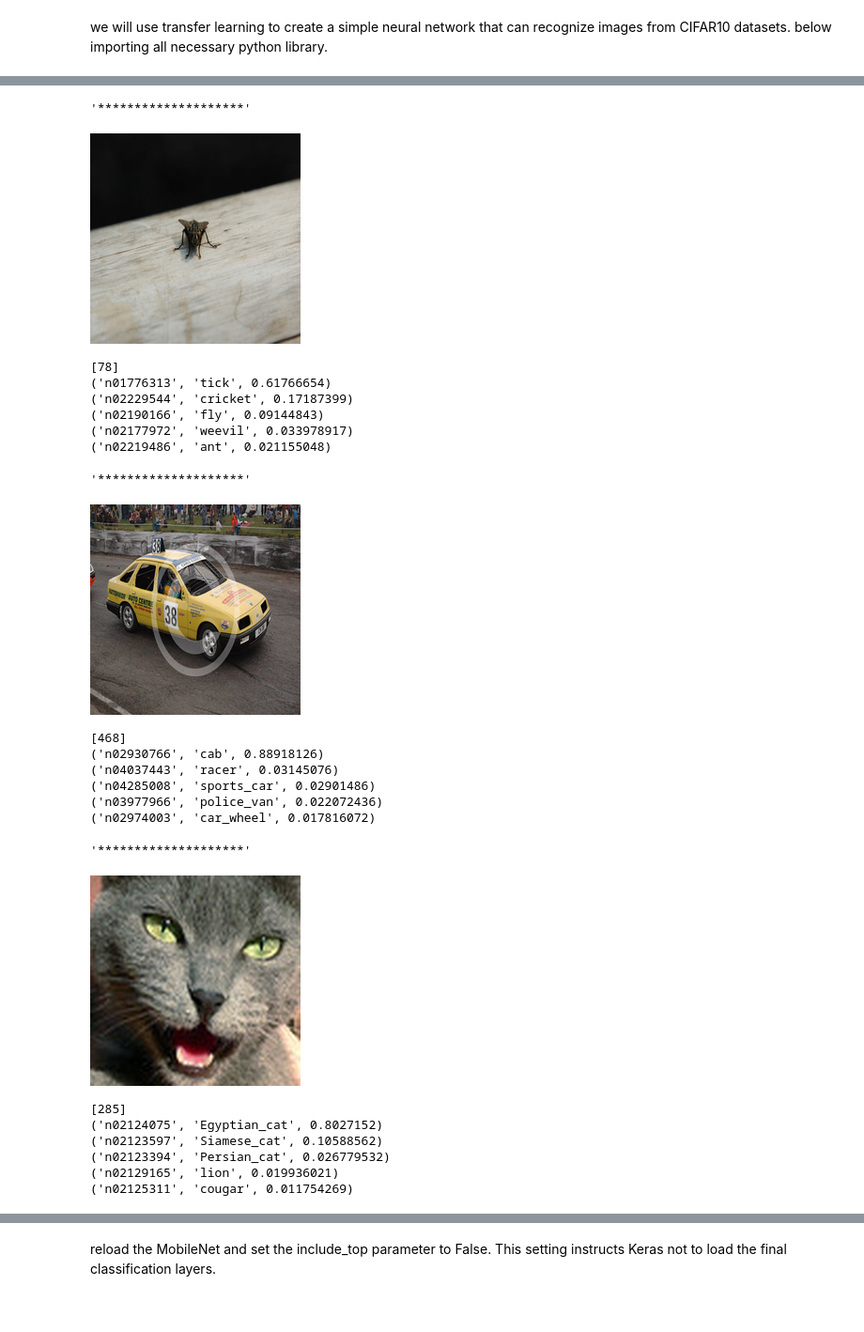
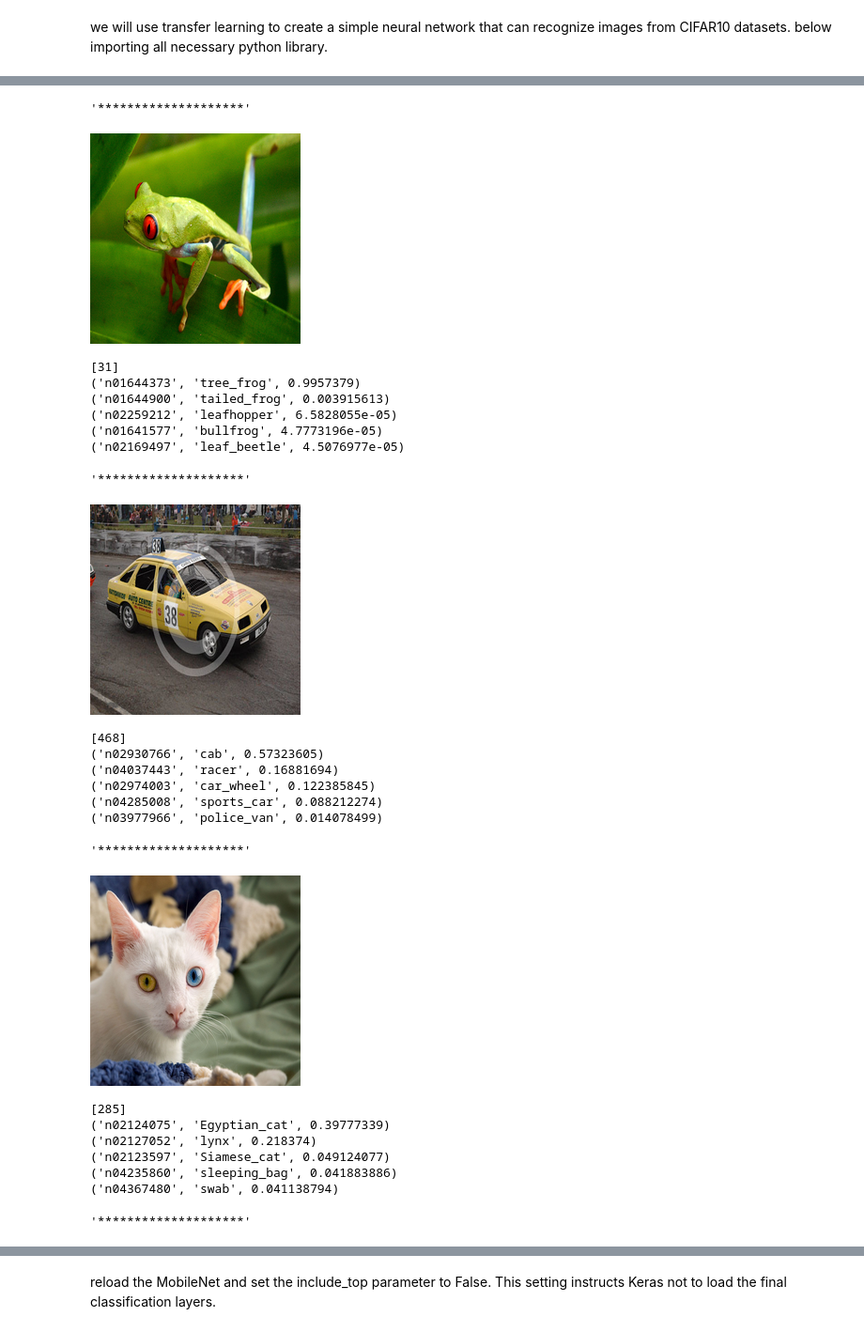
Before and after one commit to sulata2/Vino, a Jupyter notebook: CIFAR Keras.ipynb, the cells around one changed output, grey strips where cells are left out. Shown at 94% size. Cells and saved outputs as stored; diff of their text form; code cells hidden in the pictures.

```diff
--- a/CIFAR Keras.ipynb
+++ b/CIFAR Keras.ipynb
@@ -64,18 +76,26 @@ import requests
 import numpy as np
 from io import BytesIO
 from IPython.display import display, HTML
-from tensorflow.keras.applications.mobilenet import decode_predictions
+#from tensorflow.keras.applications.mobilenet import decode_predictions
+from tensorflow.keras.applications.resnet50 import preprocess_input, decode_predictions
+
+#IMAGE_WIDTH = 224
+#IMAGE_HEIGHT = 224
+#IMAGE_CHANNELS = 3
 
 IMAGE_WIDTH = 224
 IMAGE_HEIGHT = 224
 IMAGE_CHANNELS = 3
 
 images = [
-    "https://farm2.static.flickr.com/1369/1094644992_b30f2c9740_o.jpg",
+
+    "https://upload.wikimedia.org/wikipedia/commons/9/99/Red-eyed_tree_frog.jpg",
+    "https://farm3.static.flickr.com/2359/2162410480_7346414fd6.jpg",
+    "https://upload.wikimedia.org/wikipedia/commons/thumb/a/a3/June_odd-eyed-cat.jpg/1106px-June_odd-eyed-cat.jpg",
+    "https://upload.wikimedia.org/wikipedia/commons/c/cd/Green_Tree_Frog_0277.jpg",
     "https://farm3.static.flickr.com/2359/2162410480_7346414fd6.jpg",
     "https://farm2.static.flickr.com/1207/620685615_9d7a1d0189_t.jpg"
 ]
-
 
 def make_square(img):
     cols,rows = img.size
@@ -83,53 +103,54 @@ def make_square(img):
     if rows>cols:
         pad = (rows-cols)/2
         img = img.crop((pad,0,cols,cols))
     else:
         pad = (cols-rows)/2
         img = img.crop((0,pad,rows,rows))
 
     return img
 for url in images:
     x = []
     ImageFile.LOAD_TRUNCATED_IMAGES = False
     response = requests.get(url)
     img = Image.open(BytesIO(response.content))
     img.load()
     img = img.resize((IMAGE_WIDTH,IMAGE_HEIGHT),Image.ANTIALIAS)
 
     x = image.img_to_array(img)
     x = np.expand_dims(x, axis=0)
     x = preprocess_input(x)
     pred = model.predict(x)
 
     display("********************")
     display(img)
     print(np.argmax(pred,axis=1))
 
     lst = decode_predictions(pred, top=5)
     for itm in lst[0]:
         print(itm)
 # %% [output]
 '********************'
-[figure, old version]
+[figure, new version]
-[78]
-('n01776313', 'tick', 0.61766654)
-('n02229544', 'cricket', 0.17187399)
-('n02190166', 'fly', 0.09144843)
-('n02177972', 'weevil', 0.033978917)
-('n02219486', 'ant', 0.021155048)
+[31]
+('n01644373', 'tree_frog', 0.9957379)
+('n01644900', 'tailed_frog', 0.003915613)
+('n02259212', 'leafhopper', 6.5828055e-05)
+('n01641577', 'bullfrog', 4.7773196e-05)
+('n02169497', 'leaf_beetle', 4.5076977e-05)
 '********************'
 [figure]
 [468]
-('n02930766', 'cab', 0.88918126)
-('n04037443', 'racer', 0.03145076)
-('n04285008', 'sports_car', 0.02901486)
-('n03977966', 'police_van', 0.022072436)
-('n02974003', 'car_wheel', 0.017816072)
+('n02930766', 'cab', 0.57323605)
+('n04037443', 'racer', 0.16881694)
+('n02974003', 'car_wheel', 0.122385845)
+('n04285008', 'sports_car', 0.088212274)
+('n03977966', 'police_van', 0.014078499)
 '********************'
-[figure, old version]
+[figure, new version]
 [285]
-('n02124075', 'Egyptian_cat', 0.8027152)
-('n02123597', 'Siamese_cat', 0.10588562)
-('n02123394', 'Persian_cat', 0.026779532)
-('n02129165', 'lion', 0.019936021)
-('n02125311', 'cougar', 0.011754269)
+('n02124075', 'Egyptian_cat', 0.39777339)
+('n02127052', 'lynx', 0.218374)
+('n02123597', 'Siamese_cat', 0.049124077)
+('n04235860', 'sleeping_bag', 0.041883886)
+('n04367480', 'swab', 0.041138794)
+'********************'
```
Also changed, not shown: parts of 30 cells of this notebook.
